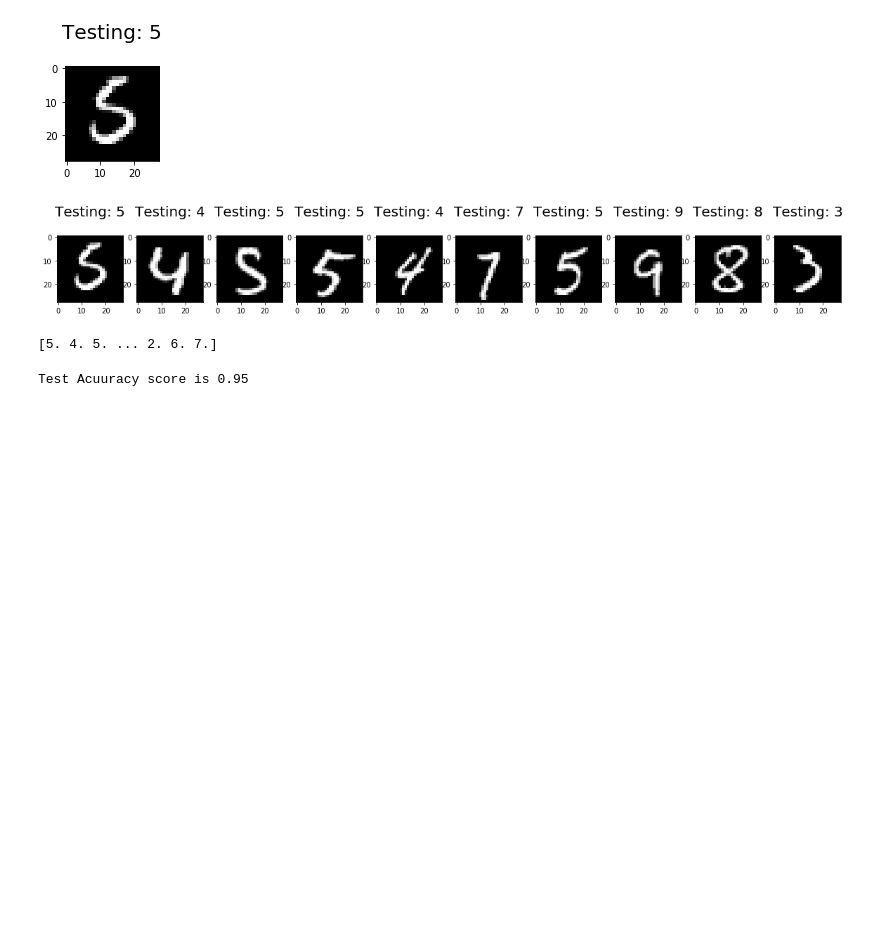
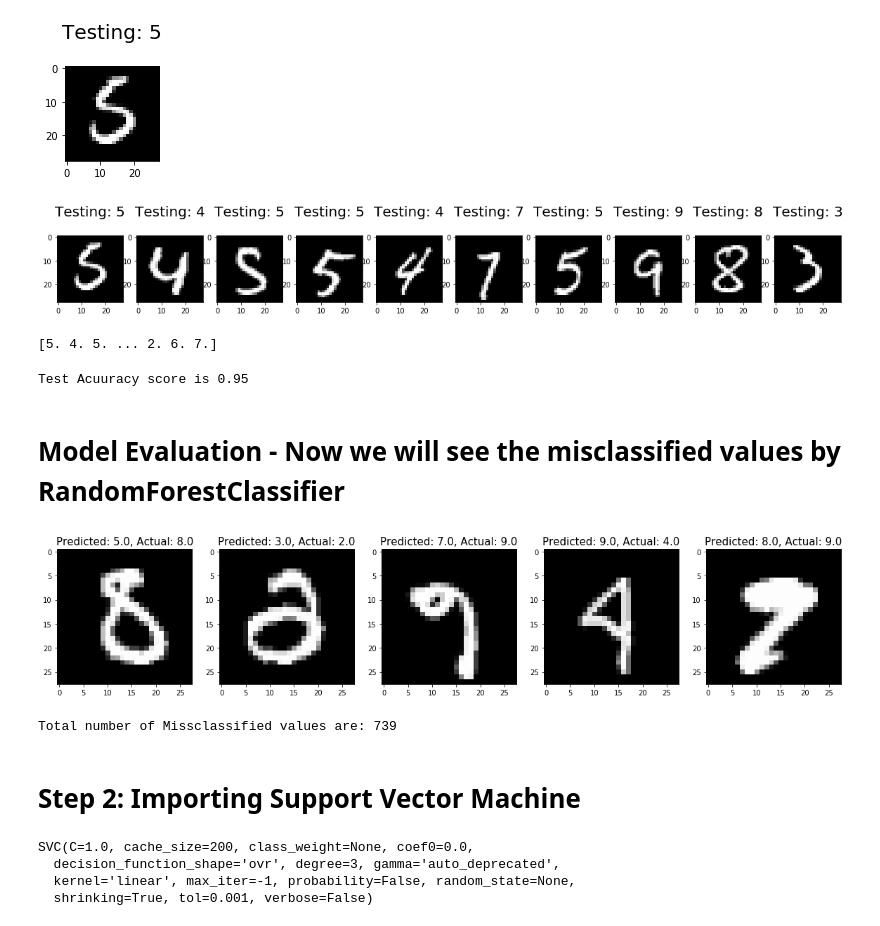
Before and after one commit to SanketBhaud/DigitRecognition, a Jupyter notebook: Digit Recognition.ipynb, the cells around one changed output. Cells and saved outputs as stored; diff of their text form; code cells hidden in the pictures; blank space fills up the shorter version.

```diff
--- a/Digit Recognition.ipynb
+++ b/Digit Recognition.ipynb
@@ -127,3 +127,35 @@ score = rfc.score(X_test, y_test)
 print(f'Test Acuuracy score is {score:.2f} ')
 # %% [output]
 Test Acuuracy score is 0.95
+# %% [markdown]
+# Model Evaluation - Now we will see the misclassified values by RandomForestClassifier
+# %%
+index = 0
+misclassifiedIndexes = []
+for label, predict in zip(y_test, predictions):
+    if label != predict:
+        misclassifiedIndexes.append(index)
+    index +=1
+# %%
+plt.figure(figsize=(20,4))
+for plotIndex, badIndex in enumerate(misclassifiedIndexes[0:5]):
+    plt.subplot(1, 5, plotIndex + 1)
+    plt.imshow(np.reshape(X_test[badIndex], (28,28)), cmap=plt.cm.gray)
+    plt.title('Predicted: {}, Actual: {}'.format(predictions[badIndex], y_test[badIndex]), fontsize = 15)
+# %% [output]
+[figure, added]
+# %%
+print("Total number of Missclassified values are:",len(misclassifiedIndexes))
+# %% [output]
+Total number of Missclassified values are: 739
+# %% [markdown]
+# Step 2: Importing Support Vector Machine
+# %%
+from sklearn.svm import SVC
+svclassifier = SVC(kernel='linear')
+svclassifier.fit(X_train, y_train)
+# %% [output]
+SVC(C=1.0, cache_size=200, class_weight=None, coef0=0.0,
+  decision_function_shape='ovr', degree=3, gamma='auto_deprecated',
+  kernel='linear', max_iter=-1, probability=False, random_state=None,
+  shrinking=True, tol=0.001, verbose=False)
```
Also changed, not shown: parts of 16 cells of this notebook.
